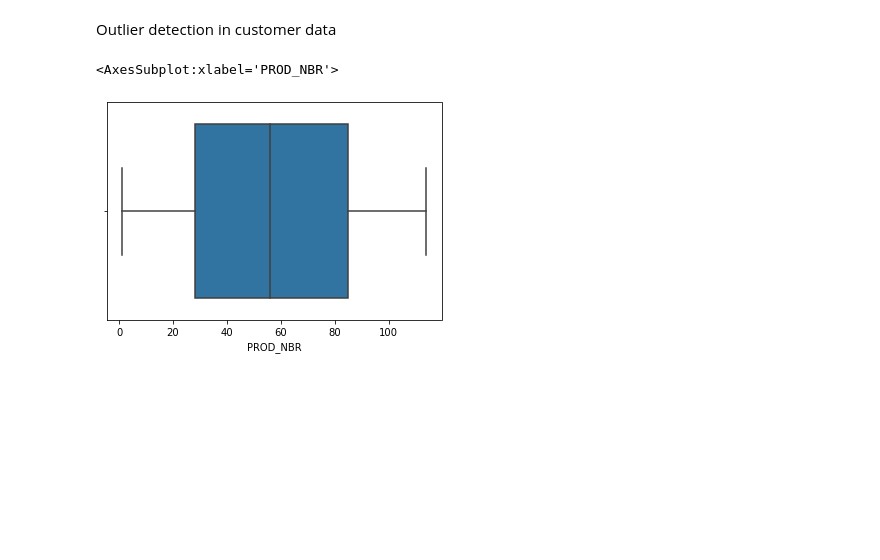
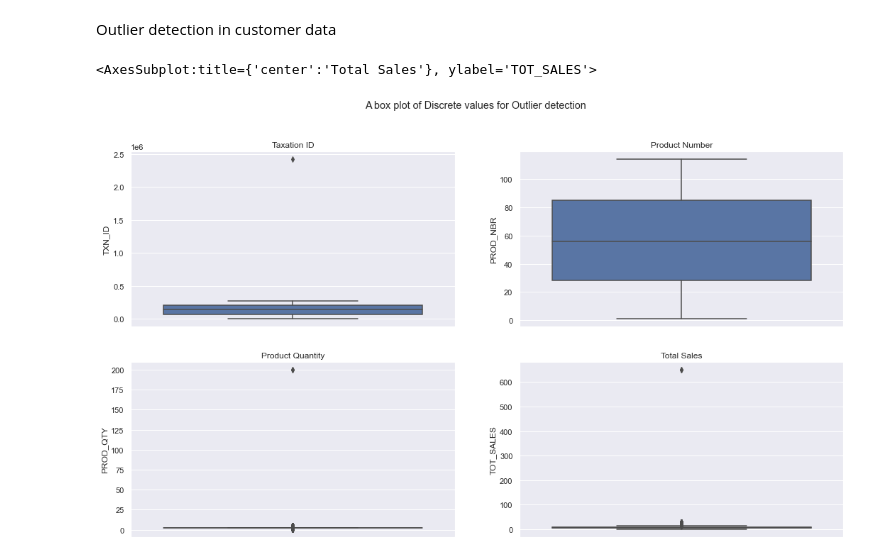
Before and after one commit to CHRISTINEMUTHEE/Quantium-Analysis, a Jupyter notebook: notebooks/data_cleaning.ipynb, the cells around one changed output. Drawn from its saved outputs; the diff is of its cells as text; code cells hidden in the pictures; blank space fills up the shorter version.

```diff
--- a/notebooks/data_cleaning.ipynb
+++ b/notebooks/data_cleaning.ipynb
@@ -175,11 +170,25 @@ customer_df2.duplicated().any()
 False
 # %% [markdown]
 Outlier detection in customer data
-# %%
-sns.boxplot(customer_df2['PROD_NBR'])
-# Multiple boxplots...
-# %% [output]
-<AxesSubplot:xlabel='PROD_NBR'>
-[figure, removed]
+# %%
+# Constructing subplots
+fig, axes = plt.subplots(2,2,figsize=(18,10))
+fig.suptitle("A box plot of Discrete values for Outlier detection")
+# Setting first graph
+axes[0,0].set_title("Taxation ID")
+sns.boxplot(ax=axes[0,0],data=customer_df2,y="TXN_ID")
+# Setting second graph
+axes[0,1].set_title("Product Number")
+sns.boxplot(ax=axes[0,1],data=customer_df2,y="PROD_NBR")
+# Setting third graph
+axes[1,0].set_title("Product Quantity")
+sns.boxplot(ax=axes[1,0],data=customer_df2,y="PROD_QTY")
+# Setting fourth graph
+axes[1,1].set_title("Total Sales")
+sns.boxplot(ax=axes[1,1],data=customer_df2,y="TOT_SALES")
+# There are outliers present in Taxation ID, Product quantity and Total sales
+# %% [output]
+<AxesSubplot:title={'center':'Total Sales'}, ylabel='TOT_SALES'>
+[figure, added]
 # %%
 # Checking for outliers in continous variables
```
Also changed, not shown: parts of 6 cells of this notebook.
